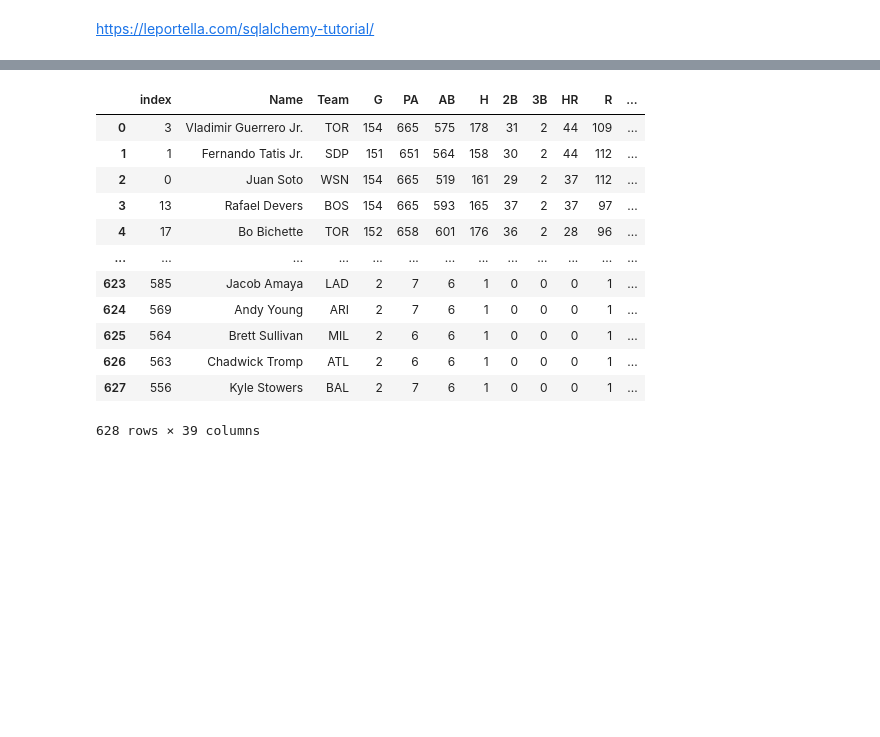
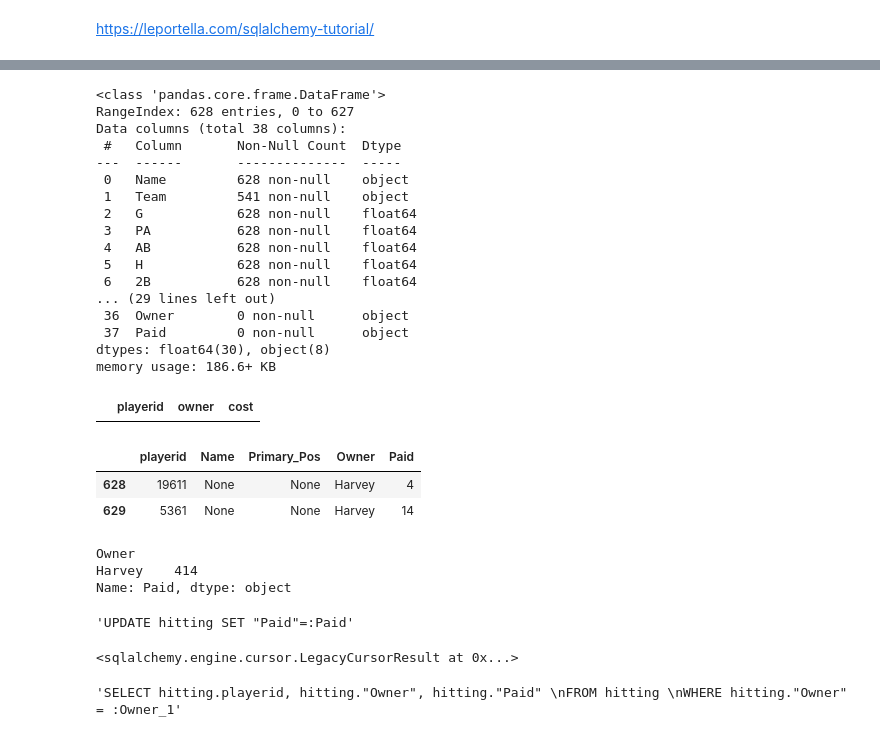
Before and after one commit to haueter19/baseball, a Jupyter notebook: Fantasy Work.ipynb, the cells around one changed output, grey strips where cells are left out. Cells and saved outputs as stored; diff of their text form; code cells hidden in the pictures; blank space fills up the shorter version.

```diff
--- a/Fantasy Work.ipynb
+++ b/Fantasy Work.ipynb
@@ -363,0 +365,20 @@ h.to_sql('hitting', conn, if_exists='replace')
+# %%
+h.info()
+# %% [output]
+<class 'pandas.core.frame.DataFrame'>
+RangeIndex: 628 entries, 0 to 627
+Data columns (total 38 columns):
+ #   Column       Non-Null Count  Dtype
+---  ------       --------------  -----
+ 0   Name         628 non-null    object
+ 1   Team         541 non-null    object
+ 2   G            628 non-null    float64
+ 3   PA           628 non-null    float64
+ 4   AB           628 non-null    float64
+ 5   H            628 non-null    float64
+ 6   2B           628 non-null    float64
+... (29 lines left out)
+ 36  Owner        0 non-null      object
+ 37  Paid         0 non-null      object
+dtypes: float64(30), object(8)
+memory usage: 186.6+ KB
@@ -364,18 +412,18 @@ h.to_sql('hitting', conn, if_exists='replace')
 # %%
-h = pd.read_sql('hitting', engine)
+h = pd.read_sql('hitters', engine)
+# %%
+h
+# %% [output]
+|  | playerid | owner | cost |
 # %%
-h
+h[h['Owner'].notna()][['playerid', 'Name', 'Primary_Pos', 'Owner', 'Paid']]
 # %% [output]
-|  | index | Name | Team | G | PA | AB | H | 2B | 3B | HR | R | ... |
-| 0 | 3 | Vladimir Guerrero Jr. | TOR | 154 | 665 | 575 | 178 | 31 | 2 | 44 | 109 | ... |
-| 1 | 1 | Fernando Tatis Jr. | SDP | 151 | 651 | 564 | 158 | 30 | 2 | 44 | 112 | ... |
-| 2 | 0 | Juan Soto | WSN | 154 | 665 | 519 | 161 | 29 | 2 | 37 | 112 | ... |
-| 3 | 13 | Rafael Devers | BOS | 154 | 665 | 593 | 165 | 37 | 2 | 37 | 97 | ... |
-| 4 | 17 | Bo Bichette | TOR | 152 | 658 | 601 | 176 | 36 | 2 | 28 | 96 | ... |
-| ... | ... | ... | ... | ... | ... | ... | ... | ... | ... | ... | ... | ... |
-| 623 | 585 | Jacob Amaya | LAD | 2 | 7 | 6 | 1 | 0 | 0 | 0 | 1 | ... |
-| 624 | 569 | Andy Young | ARI | 2 | 7 | 6 | 1 | 0 | 0 | 0 | 1 | ... |
-| 625 | 564 | Brett Sullivan | MIL | 2 | 6 | 6 | 1 | 0 | 0 | 0 | 1 | ... |
-| 626 | 563 | Chadwick Tromp | ATL | 2 | 6 | 6 | 1 | 0 | 0 | 0 | 1 | ... |
-| 627 | 556 | Kyle Stowers | BAL | 2 | 7 | 6 | 1 | 0 | 0 | 0 | 1 | ... |
+|  | playerid | Name | Primary_Pos | Owner | Paid |
+| 628 | 19611 | None | None | Harvey | 4 |
+| 629 | 5361 | None | None | Harvey | 14 |
-628 rows × 39 columns
+# %%
+h.groupby('Owner')['Paid'].sum()
+# %% [output]
+Owner
+Harvey    414
+Name: Paid, dtype: object
@@ -381,0 +438,12 @@ h
+# %%
+str(s.update().values(Paid=4))
+# %% [output]
+'UPDATE hitting SET "Paid"=:Paid'
+# %%
+conn.execute(s.update().values(Paid=4))
+# %% [output]
+<sqlalchemy.engine.cursor.LegacyCursorResult at 0x...>
+# %%
+str(s.select().where(s.c.Owner=='Harvey'))
+# %% [output]
+'SELECT hitting.playerid, hitting."Owner", hitting."Paid" \nFROM hitting \nWHERE hitting."Owner" = :Owner_1'
```
Also changed, not shown: parts of 12 cells of this notebook, 4 other files.
